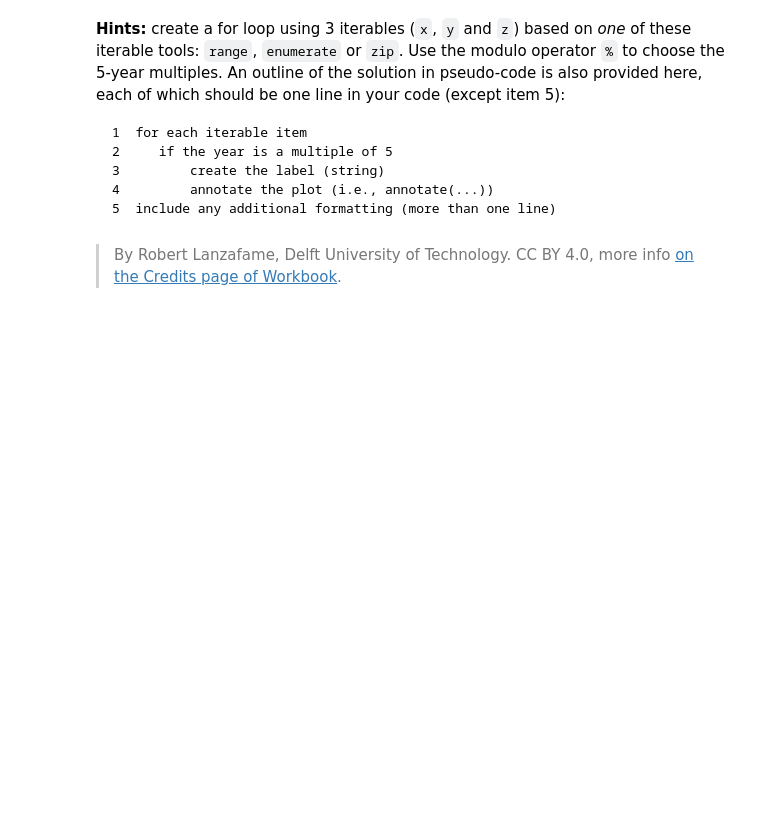
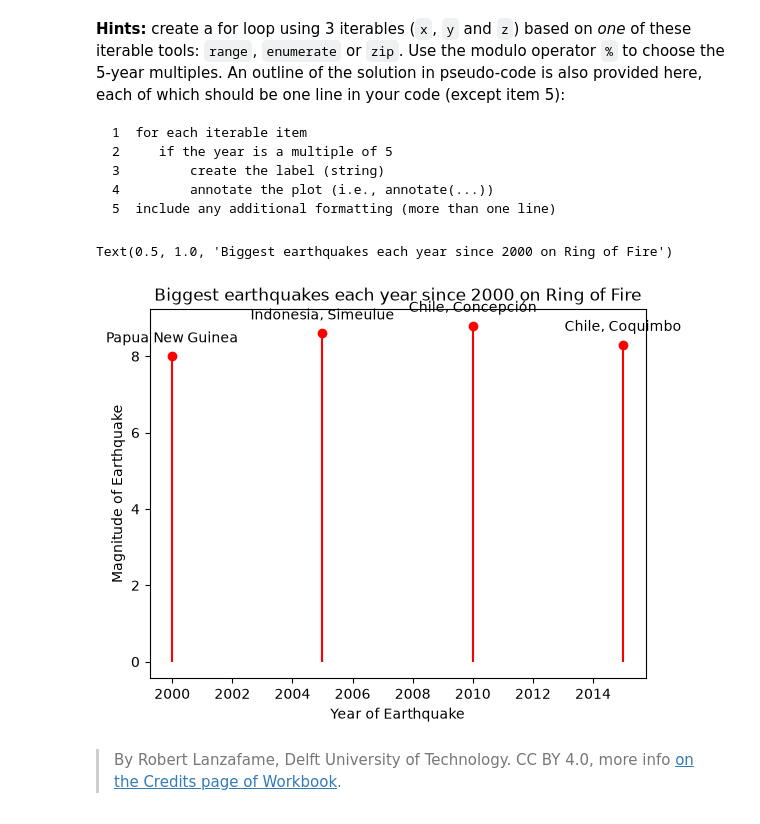
Before and after one commit to Parwiiz/PA2.3, a Jupyter notebook: 3_stem_plots.ipynb, the cells around one changed output. Cells and saved outputs as stored; diff of their text form; code cells hidden in the pictures; blank space fills up the shorter version.

```diff
--- a/3_stem_plots.ipynb
+++ b/3_stem_plots.ipynb
@@ -76,2 +76,16 @@ plt.savefig('my_earthquake.svg')
+# %%
+for index, year in enumerate(year):
+    if (year % 5) == 0:
+        plt.annotate(site[index], (year, magn[index]), textcoords="offset points", xytext=(0,10), ha='center')
+        plt.stem(year, magn[index], linefmt='r-', markerfmt='ro', basefmt='k-')
+
+plt.xlabel('Year of Earthquake')
+plt.ylabel('Magnitude of Earthquake')
+plt.title('Biggest earthquakes each year since 2000 on Ring of Fire')
+
+# plt.savefig('my_earthquake.svg')
+# %% [output]
+Text(0.5, 1.0, 'Biggest earthquakes each year since 2000 on Ring of Fire')
+[figure, added]
 # %% [markdown]
 > By Robert Lanzafame, Delft University of Technology. CC BY 4.0, more info [on the Credits page of Workbook](https://mude.citg.tudelft.nl/workbook-2025/credits.html).
```
Also changed, not shown: parts of 2 cells of this notebook, 2 other files.
